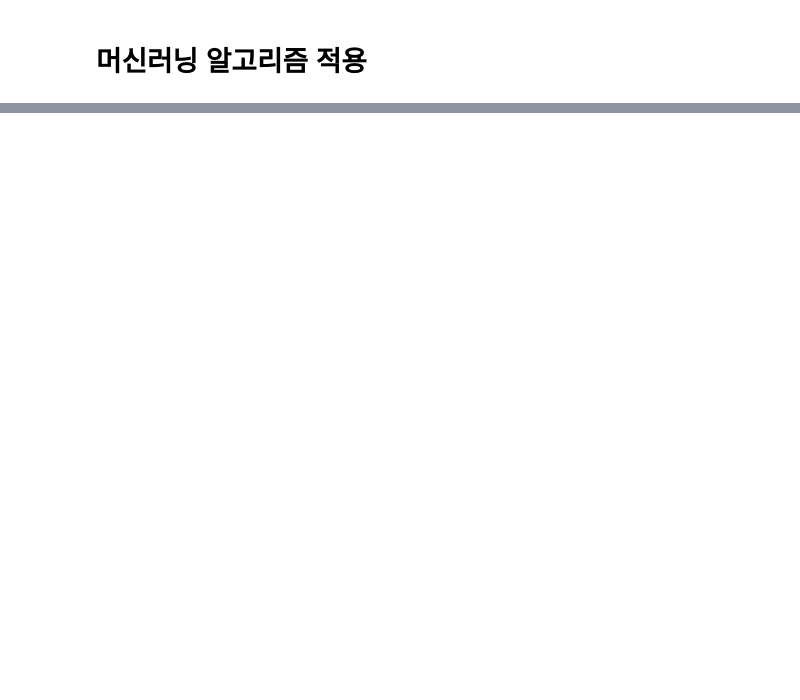
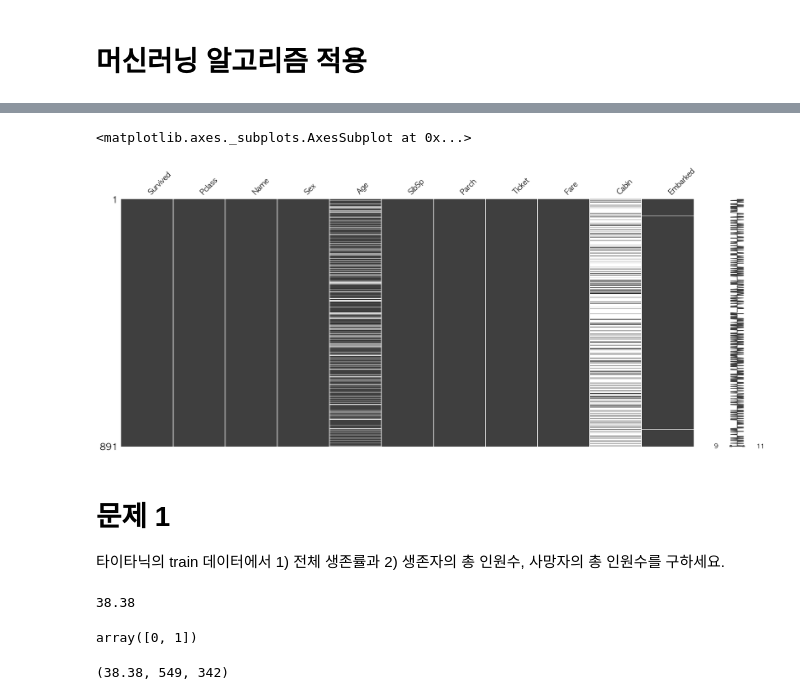
Before and after one commit to CodingSta/demo-ls-201904-pandas, a Jupyter notebook: Pandsa 03 - Solved.ipynb, the cells around one changed output, grey strips where cells are left out. Cells and saved outputs as stored; diff of their text form; code cells hidden in the pictures; blank space fills up the shorter version.

```diff
--- a/Pandsa 03 - Solved.ipynb
+++ b/Pandsa 03 - Solved.ipynb
@@ -122,0 +134,20 @@ Name: Name, Length: 891, dtype: object
+# %%
+import missingno as msno
+
+msno.matrix(train_df)
+# %% [output]
+<matplotlib.axes._subplots.AxesSubplot at 0x...>
+[figure, added]
+# %% [markdown]
+# 문제 1
+
+타이타닉의 train 데이터에서 1) 전체 생존률과 2) 생존자의 총 인원수, 사망자의 총 인원수를 구하세요.
+# %%
+전체_생존률 = round(100 * train_df.Survived.mean(), 2)
+전체_생존률
+# %% [output]
+38.38
+# %%
+train_df.Survived.unique()
+# %% [output]
+array([0, 1])
@@ -122,0 +157,4 @@ Name: Name, Length: 891, dtype: object
+# %%
+전체_생존률, 사망자수, 생존자수
+# %% [output]
+(38.38, 549, 342)
```
Also changed, not shown: parts of 81 cells of this notebook.
